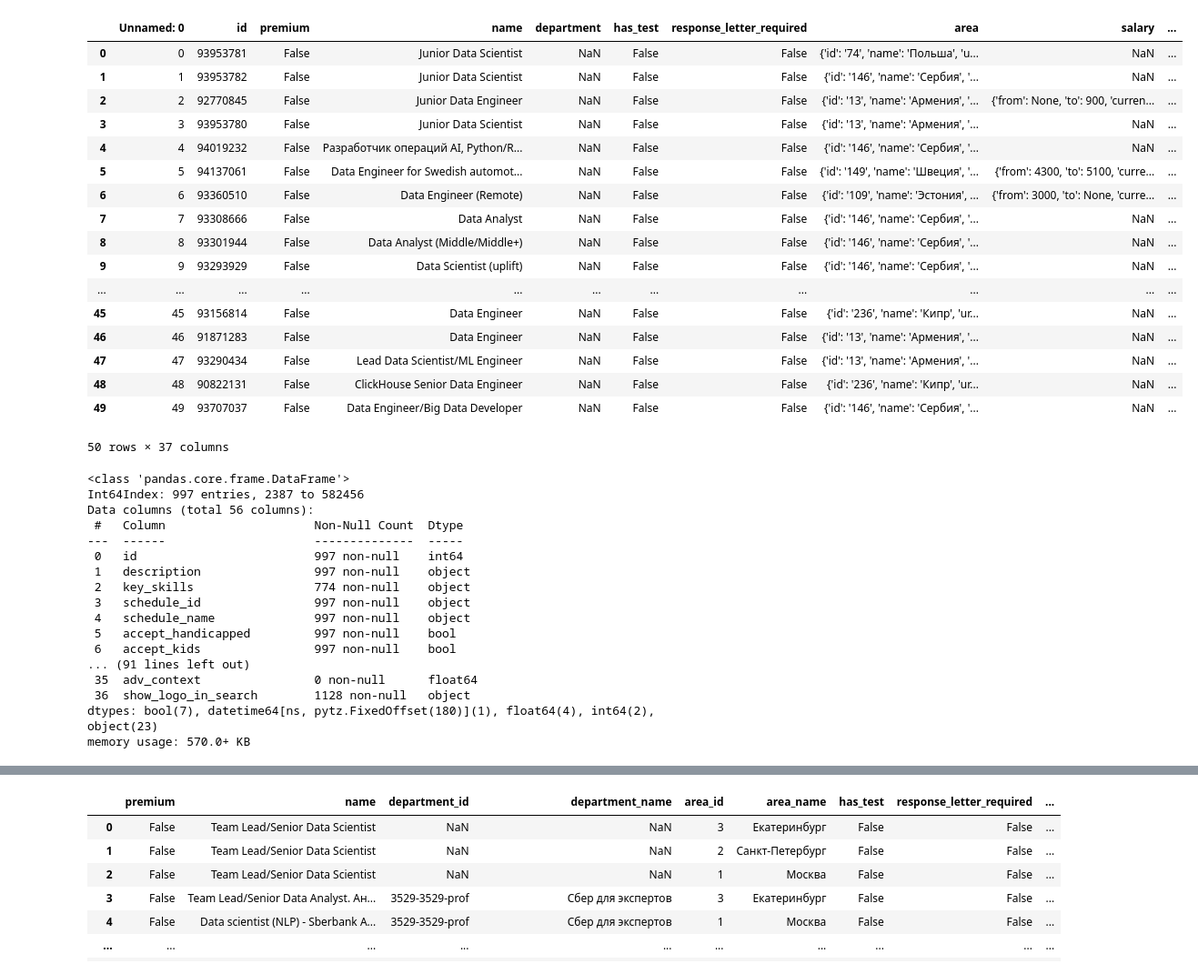
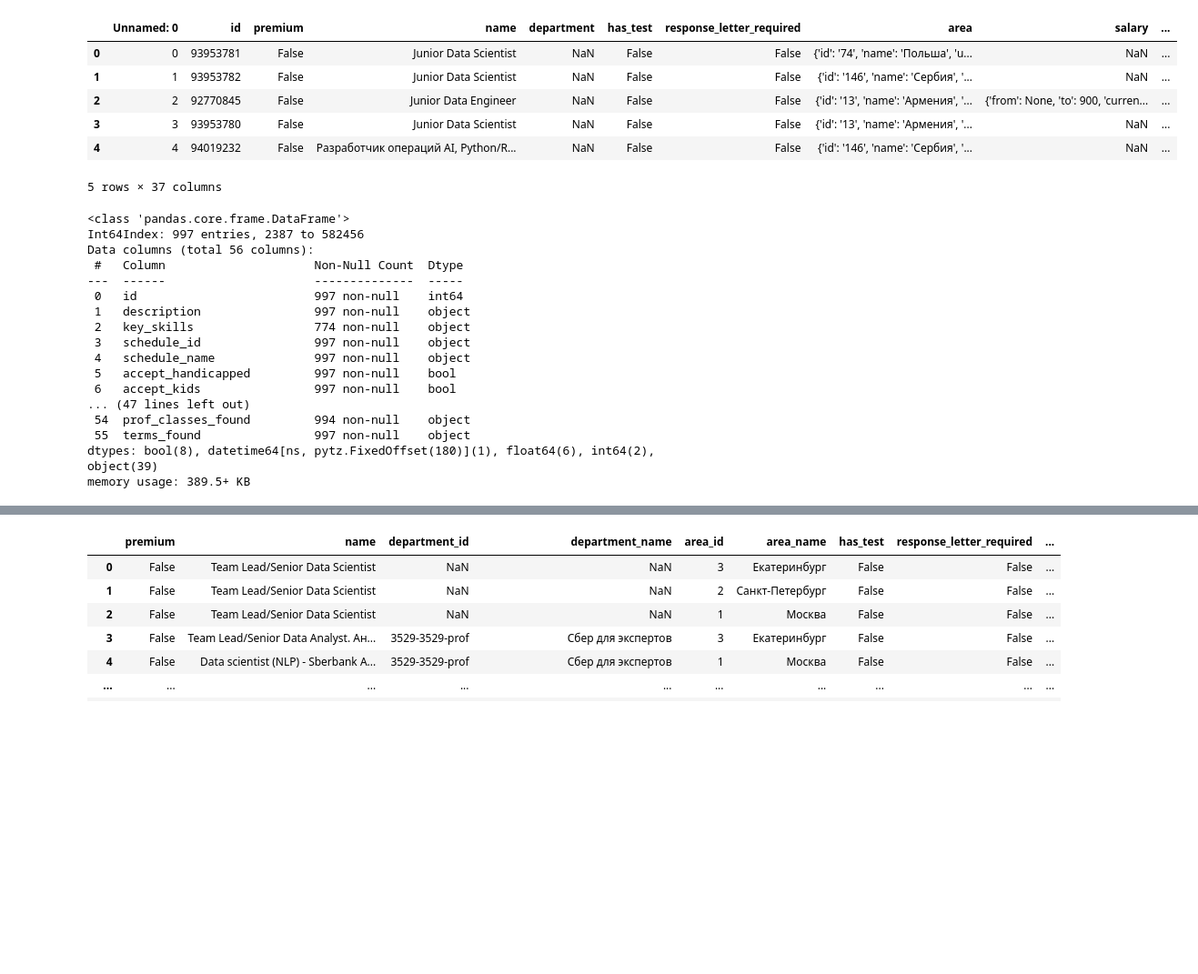
Before and after one commit to sashhhaka/HH-VacancyAnalysis, a Jupyter notebook: initial_preprocessing.ipynb, the cells around one changed output, grey strips where cells are left out. Shown at 91% size. Drawn from its saved outputs; the diff is of its cells as text; code cells hidden in the pictures; blank space fills up the shorter version.

```diff
--- a/initial_preprocessing.ipynb
+++ b/initial_preprocessing.ipynb
@@ -98,27 +71,15 @@ vacancies_2020.head(50)
 # %%
-vacancies_2024.head(50)
+vacancies_2024.head(5)
 # %% [output]
 |  | Unnamed: 0 | id | premium | name | department | has_test | response_letter_required | area | salary | ... |
 | 0 | 0 | 93953781 | False | Junior Data Scientist | NaN | False | False | {'id': '74', 'name': 'Польша', 'u... | NaN | ... |
 | 1 | 1 | 93953782 | False | Junior Data Scientist | NaN | False | False | {'id': '146', 'name': 'Сербия', '... | NaN | ... |
 | 2 | 2 | 92770845 | False | Junior Data Engineer | NaN | False | False | {'id': '13', 'name': 'Армения', '... | {'from': None, 'to': 900, 'curren... | ... |
 | 3 | 3 | 93953780 | False | Junior Data Scientist | NaN | False | False | {'id': '13', 'name': 'Армения', '... | NaN | ... |
 | 4 | 4 | 94019232 | False | Разработчик операций AI, Python/R... | NaN | False | False | {'id': '146', 'name': 'Сербия', '... | NaN | ... |
-| 5 | 5 | 94137061 | False | Data Engineer for Swedish automot... | NaN | False | False | {'id': '149', 'name': 'Швеция', '... | {'from': 4300, 'to': 5100, 'curre... | ... |
-| 6 | 6 | 93360510 | False | Data Engineer (Remote) | NaN | False | False | {'id': '109', 'name': 'Эстония', ... | {'from': 3000, 'to': None, 'curre... | ... |
-| 7 | 7 | 93308666 | False | Data Analyst | NaN | False | False | {'id': '146', 'name': 'Сербия', '... | NaN | ... |
-| 8 | 8 | 93301944 | False | Data Analyst (Middle/Middle+) | NaN | False | False | {'id': '146', 'name': 'Сербия', '... | NaN | ... |
-| 9 | 9 | 93293929 | False | Data Scientist (uplift) | NaN | False | False | {'id': '146', 'name': 'Сербия', '... | NaN | ... |
-| ... | ... | ... | ... | ... | ... | ... | ... | ... | ... | ... |
-| 45 | 45 | 93156814 | False | Data Engineer | NaN | False | False | {'id': '236', 'name': 'Кипр', 'ur... | NaN | ... |
-| 46 | 46 | 91871283 | False | Data Engineer | NaN | False | False | {'id': '13', 'name': 'Армения', '... | NaN | ... |
-| 47 | 47 | 93290434 | False | Lead Data Scientist/ML Engineer | NaN | False | False | {'id': '13', 'name': 'Армения', '... | NaN | ... |
-| 48 | 48 | 90822131 | False | ClickHouse Senior Data Engineer | NaN | False | False | {'id': '236', 'name': 'Кипр', 'ur... | NaN | ... |
-| 49 | 49 | 93707037 | False | Data Engineer/Big Data Developer | NaN | False | False | {'id': '146', 'name': 'Сербия', '... | NaN | ... |
-50 rows × 37 columns
+5 rows × 37 columns
 # %%
 vacancies_2020.info()
-vacancies_2024.info()
 # %% [output]
 <class 'pandas.core.frame.DataFrame'>
 Int64Index: 997 entries, 2387 to 582456
@@ -132,8 +93,8 @@ Data columns (total 56 columns):
  4   schedule_name              997 non-null    object
  5   accept_handicapped         997 non-null    bool
  6   accept_kids                997 non-null    bool
-... (91 lines left out)
- 35  adv_context                0 non-null      float64
- 36  show_logo_in_search        1128 non-null   object
-dtypes: bool(7), datetime64[ns, pytz.FixedOffset(180)](1), float64(4), int64(2), object(23)
-memory usage: 570.0+ KB
+... (47 lines left out)
+ 54  prof_classes_found         994 non-null    object
+ 55  terms_found                997 non-null    object
+dtypes: bool(8), datetime64[ns, pytz.FixedOffset(180)](1), float64(6), int64(2), object(39)
+memory usage: 389.5+ KB
```
Also changed, not shown: parts of 11 cells of this notebook, 1 other file.
